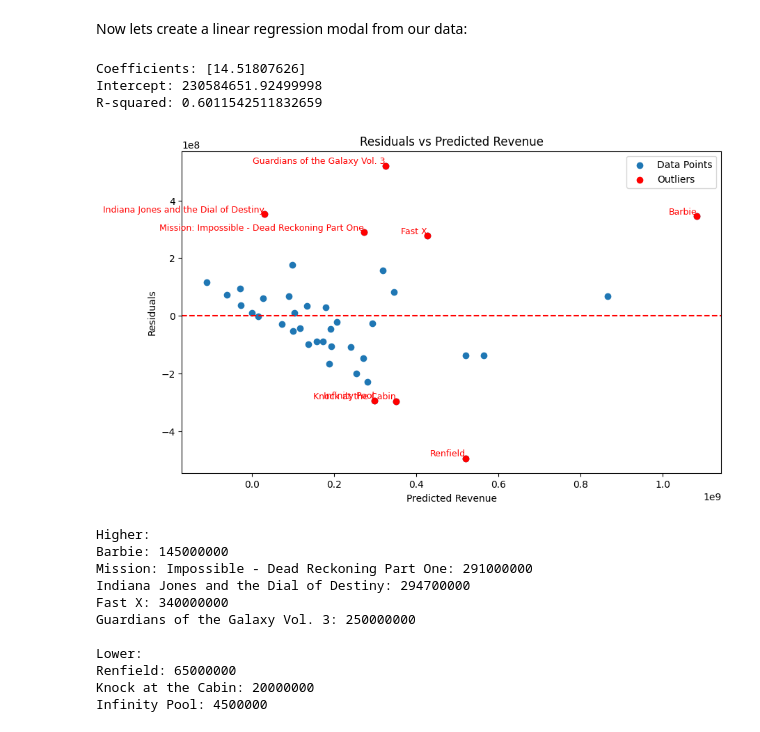
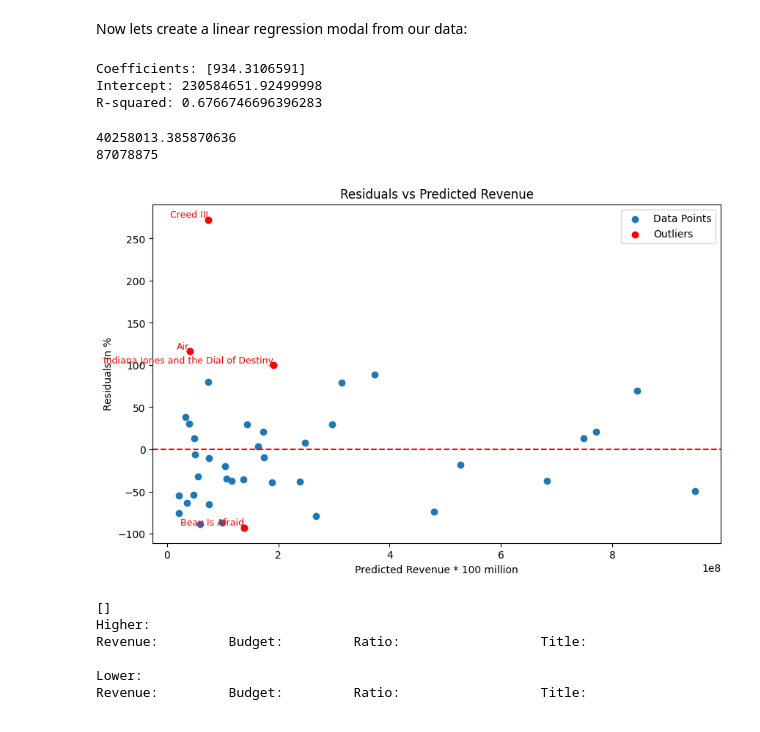
Before and after one commit to SamSlotemaker/social-web-analysis, a Jupyter notebook: research_paper_notebook.ipynb, the cells around one changed output. Cells and saved outputs as stored; diff of their text form; code cells hidden in the pictures.

```diff
--- a/research_paper_notebook.ipynb
+++ b/research_paper_notebook.ipynb
@@ -90,7 +105,7 @@ files_parsed = 0
 for filename in os.listdir(directory):
     if filename.endswith('.csv'):
         filepath = os.path.join(directory, filename)
-        with open(filepath, 'r') as file:
+        with open(filepath, 'r', encoding="utf-8") as file:
             csv_reader = csv.DictReader(file)
             data = [row for row in csv_reader]
             fileName = filename.split('.')[0];
@@ -191,10 +206,27 @@ data = pd.DataFrame({
     "trailerViews": trailer_views,
     "trailerLikes": trailer_likes,
     "trailerSentiment": trailer_sentiment_sum,
-    "trailerComments": trailer_comment_count
+    "trailerComments": trailer_comment_count,
+    "movieNames": movie_names
 })
 # %%
 sns.pairplot(data, x_vars=["trailerComments", "trailerLikes", "trailerViews", "trailerSentiment"], y_vars="revenue", kind="scatter")
 plt.show()
 # %% [output]
 [figure]
+# %%
+# Calculate correlations between revenue and other features
+correlation_table = data.corr(numeric_only=True)["revenue"].drop("revenue").reset_index()
+correlation_table.columns = ["Feature", "Correlation"]
+
+# Display as a tabulate table
+print(tabulate(correlation_table, headers="keys", tablefmt="grid"))
+
+# Limit the movie name length (e.g., to 20 characters)
+data['movieNames'] = data['movieNames'].apply(lambda x: x[:20] if len(x) > 20 else x)
+
+# Display the full table with features for each movie using tabulate
+movie_features_table = data[["movieNames", "revenue", "trailerViews", "trailerLikes", "trailerSentiment", "trailerComments"]]
+
+# Display the table with tabulate, adding specific alignment and column widths for readability
+print(tabulate(movie_features_table, headers="keys", tablefmt="grid", showindex=False, stralign="center"))
@@ -243,7 +293,7 @@ Now lets create a linear regression modal from our data:
 from sklearn.linear_model import LinearRegression
 from sklearn.decomposition import PCA
 
-X = data[["trailerComments", "trailerLikes", "trailerViews", "trailerSentiment"]]
+X = data[["trailerComments", "trailerSentiment", "trailerLikes"]]
 pca = PCA(n_components=1)
 data["engagement"] = pca.fit_transform(X)
 
@@ -262,75 +312,80 @@ print("Intercept:", model.intercept_)
 r_squared = model.score(x, y)
 print("R-squared:", r_squared)
 # %% [output]
-Coefficients: [14.51807626]
+Coefficients: [934.3106591]
 Intercept: 230584651.92499998
-R-squared: 0.6011542511832659
+R-squared: 0.6766746696396283
 # %%
 import matplotlib.pyplot as plt
 
 predictions = model.predict(x)
-residuals = y - predictions
+#residuals = y - predictions
+residuals = ((y - predictions ) / predictions) * 100
 
 # Calculate threshold for outliers
 mean_residual = np.mean(residuals)
 std_residual = np.std(residuals)
 threshold = 1.3 * std_residual
 
 # Identify outliers
 outliers = np.abs(residuals) > threshold
 
-lower_outliers_moive_titles = []
-higher_outliers_moive_titles = []
+lower_outliers_movie_titles = []
+higher_outliers_movie_titles = []
 
 plt.figure(figsize=(10, 6))
 plt.scatter(predictions, residuals, label="Data Points")
 
-
 # Add labels for outliers only
 for i, (pred, resid, is_outlier) in enumerate(zip(predictions, residuals, outliers)):
+    if movie_names[i] == 'Air':
+        print(pred)
+        print(y[i])
     if is_outlier:
         plt.text(pred, resid, movie_names[i], fontsize=9, ha="right", va="bottom", color="red")
         # add outliers to lists to show them lateron
         if resid < threshold:
             lower_outliers_moive_titles.append(movie_names[i])
         else:
             higher_outliers_moive_titles.append(movie_names[i])
 
 # Highlight outliers
 plt.scatter(predictions[outliers], residuals[outliers], color="red", label="Outliers")
 
 plt.axhline(y=0, color="r", linestyle="--")
-plt.xlabel("Predicted Revenue")
-plt.ylabel("Residuals")
+plt.xlabel("Predicted Revenue * 100 million")
+plt.ylabel("Residuals in %")
 plt.title("Residuals vs Predicted Revenue")
 plt.legend()
 plt.show()
 # %% [output]
+40258013.385870636
+87078875
-[figure, old version]
+[figure, new version]
 # %%
-filtered_movies_higher = [movie for movie in movie_data if movie["title"] in higher_outliers_moive_titles]
-filtered_movies_lower = [movie for movie in movie_data if movie["title"] in lower_outliers_moive_titles]
-
+filtered_movies_higher = [movie for movie in movie_data if movie["title"] in higher_outliers_movie_titles]
+filtered_movies_lower = [movie for movie in movie_data if movie["title"] in lower_outliers_movie_titles]
 def printMovieData(movies):
     for movie in movies:
-        print(f'{movie["title"]}: {movie["budget"]}')
+        revenue = int(movie["revenue"])
+        budget = int(movie["budget"])
+        ratio = revenue / budget
+
+        print(f'{movie["revenue"]}\t {movie["budget"]}\t', ratio, f'\t{movie["title"]}')
     print()
 
 
 print('Higher: ')
+print('Revenue:\t Budget:\t Ratio: \t\t Title:')
 printMovieData(filtered_movies_higher)
 
 print('Lower: ')
+print('Revenue:\t Budget:\t Ratio: \t\t Title:')
 printMovieData(filtered_movies_lower)
 # %% [output]
+[]
 Higher:
-Barbie: 145000000
-Mission: Impossible - Dead Reckoning Part One: 291000000
-Indiana Jones and the Dial of Destiny: 294700000
-Fast X: 340000000
-Guardians of the Galaxy Vol. 3: 250000000
+Revenue:         Budget:         Ratio:                  Title:
 
 Lower:
-Renfield: 65000000
-Knock at the Cabin: 20000000
-Infinity Pool: 4500000
+Revenue:         Budget:         Ratio:                  Title:
```
Also changed, not shown: parts of 5 cells of this notebook.
